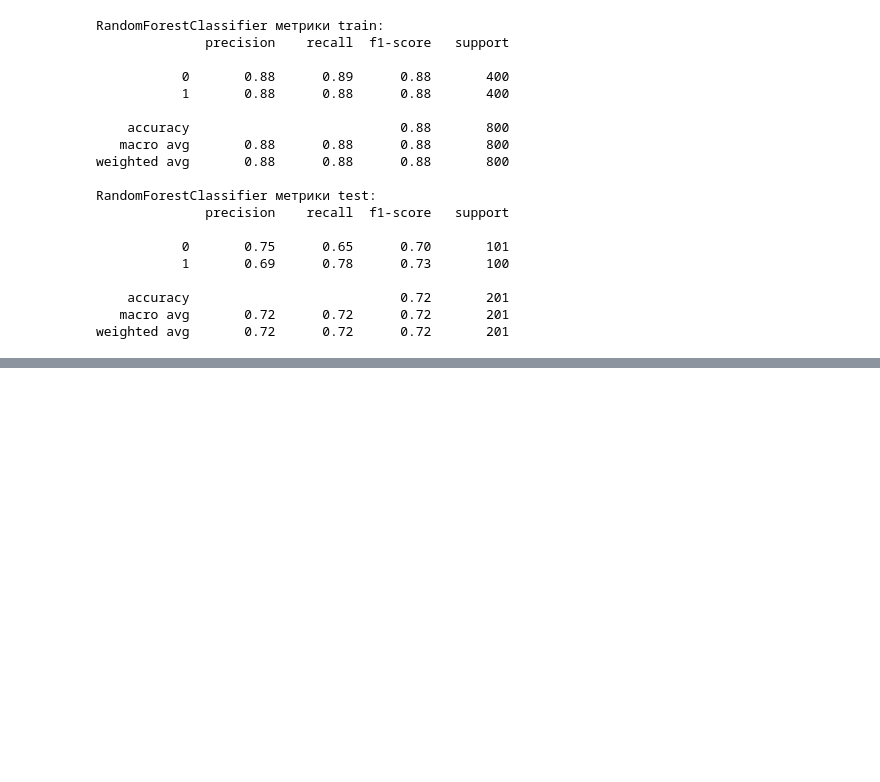
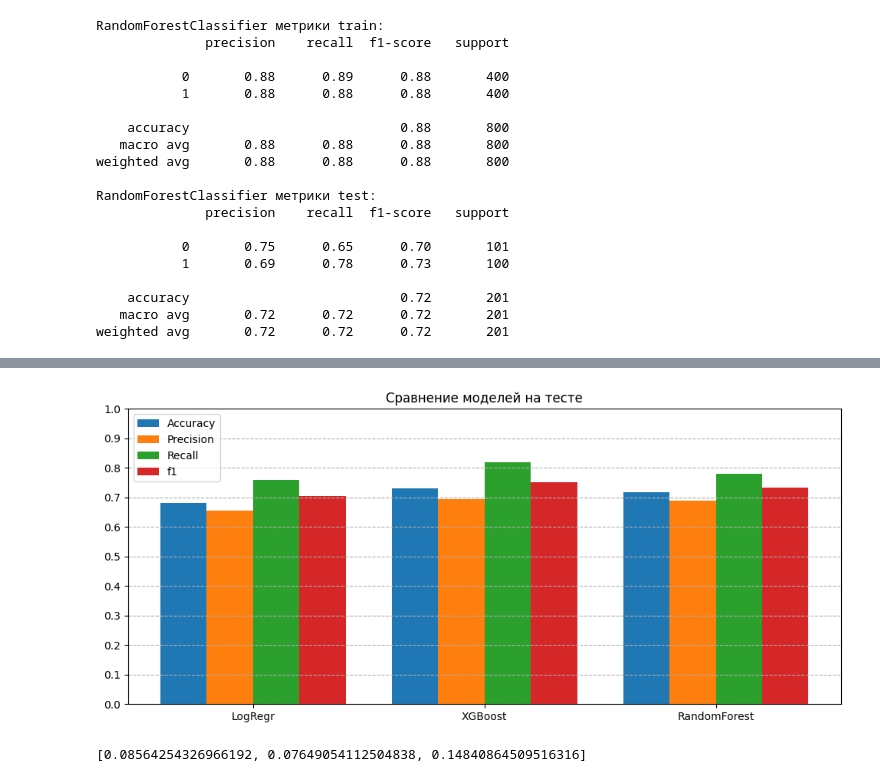
Before and after one commit to alexrad555/coursework_classic_ml, a Jupyter notebook: ic50_classification_medial.ipynb, the cells around one changed output, grey strips where cells are left out. Cells and saved outputs as stored; diff of their text form; code cells hidden in the pictures; blank space fills up the shorter version.

```diff
--- a/ic50_classification_medial.ipynb
+++ b/ic50_classification_medial.ipynb
@@ -255,0 +267,29 @@ plt.show()
+# %%
+df_metrics_test = pd.DataFrame({
+    'Model': ['LogRegr', 'XGBoost', 'RandomForest'],
+    'Accuracy': [accuracy_log_test, accuracy_xgb_test, accuracy_rf_test],
+    'Precision': [precision_log_test, precision_xgb_test, precision_rf_test],
+    'Recall': [recall_logb_test, recall_xgb_test, recall_rf_test],
+    'f1': [f1_log_test, f1_xgb_test, f1_rf_test]
+})
+# %%
+plt.figure(figsize=(12, 5))
+width = 0.2
+x = np.arange(len(df_metrics_test['Model']))
+plt.bar(x - 1.5 * width, df_metrics_test['Accuracy'], width, label='Accuracy')
+plt.bar(x - 0.5 * width, df_metrics_test['Precision'], width, label='Precision')
+plt.bar(x + 0.5 * width, df_metrics_test['Recall'], width, label='Recall')
+plt.bar(x + 1.5 * width, df_metrics_test['f1'], width, label='f1')
+plt.xticks(x, df_metrics_test['Model'])
+plt.legend()
+plt.ylim(0, 1)
+plt.yticks(np.arange(0, 1.1, 0.1))
+plt.grid(axis='y',linestyle= '--')
+plt.title('Сравнение моделей на тесте')
+plt.show()
+# %% [output]
+[figure, added]
+# %%
+f1_retrain
+# %% [output]
+[0.08564254326966192, 0.07649054112504838, 0.14840864509516316]
```
Also changed, not shown: parts of 11 cells of this notebook.
